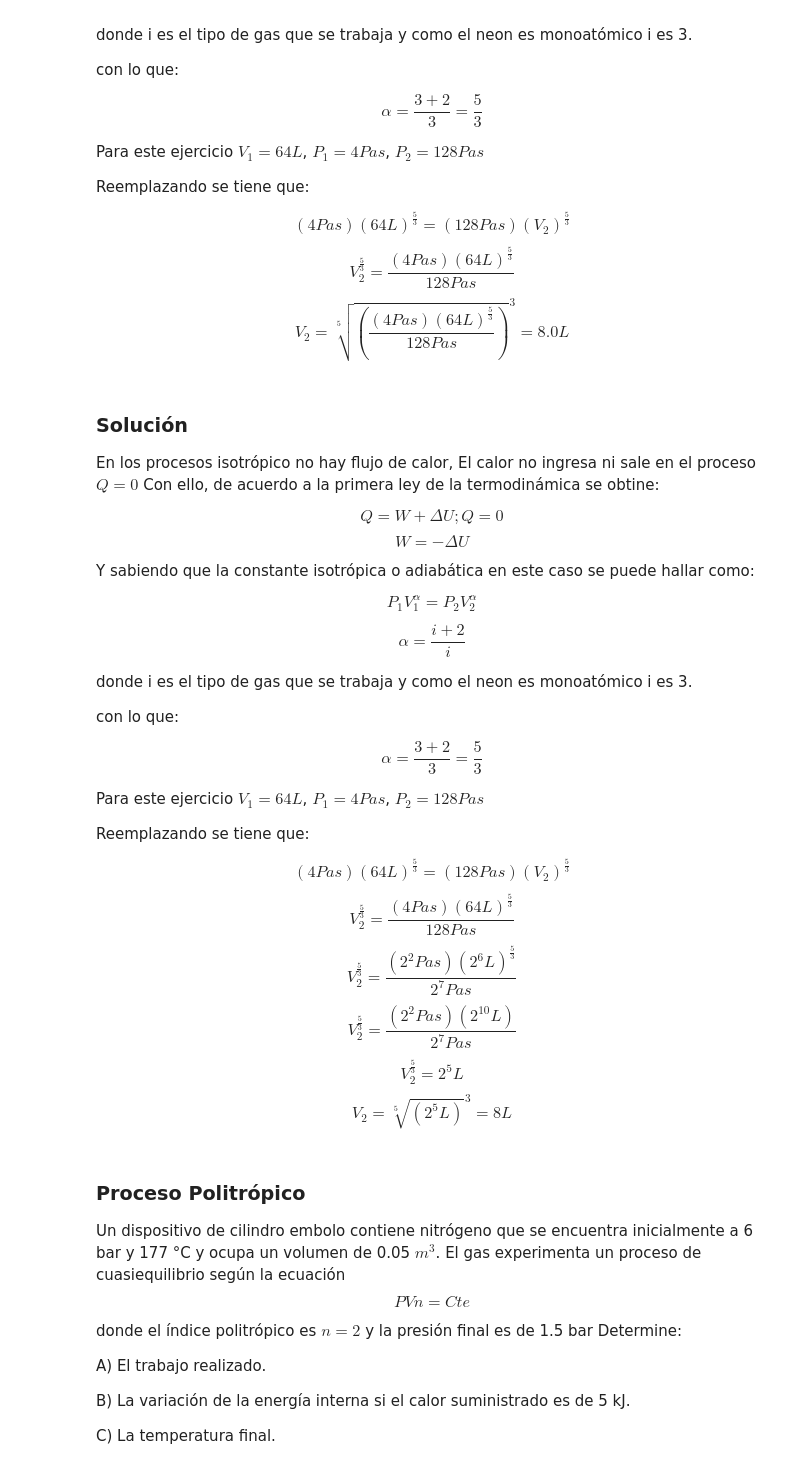
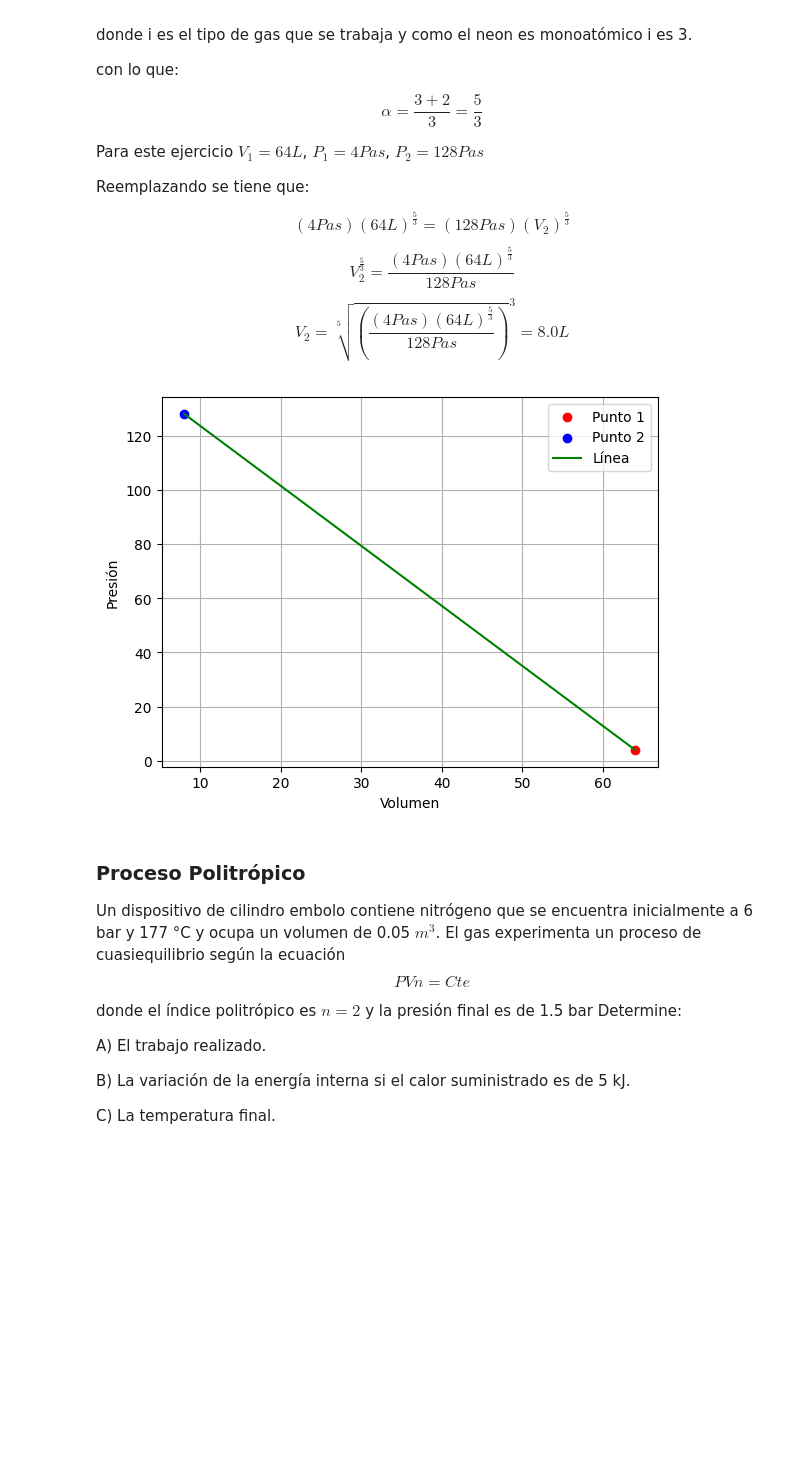
Before and after one commit to JCardenas05/T1, a Jupyter notebook: Parcial Termodinámica Nicolás Botero Díaz.ipynb, the cells around one changed output. Saved outputs shown, nothing was run; the diff lists cells and outputs as text; code cells hidden in the pictures; blank space fills up the shorter version.

```diff
--- a/Parcial Termodinámica Nicolás Botero Díaz.ipynb
+++ b/Parcial Termodinámica Nicolás Botero Díaz.ipynb
@@ -358,36 +313,34 @@ Reemplazando se tiene que:
 $$(4Pas)(64L)^{\frac{5}{3}}=(128Pas)(V_2)^{\frac{5}{3}}$$
 $$V_2^{\frac{5}{3}}=\frac{(4Pas)(64L)^{\frac{5}{3}}}{128Pas}$$
 $$V_2 = \sqrt[5]{(\frac{(4Pas)(64L)^{\frac{5}{3}}}{128Pas})}^3 = 8.0L$$
-# %% [markdown]
-### Solución
-En los procesos isotrópico no hay flujo de calor, El calor no ingresa ni sale en el proceso $Q = 0$
-Con ello, de acuerdo a la primera ley de la termodinámica se obtine:
-
-$$Q = W + \Delta U ; Q = 0$$
-$$W = -\Delta U$$
-
-Y sabiendo que la constante isotrópica o adiabática en este caso se puede hallar como:
-
-$$P_1V_1^\alpha =P_2V_2^\alpha$$
-
-$$\alpha = \frac{i+2}{i}$$
-
-donde i es el tipo de gas que se trabaja y como el neon es monoatómico i es 3.
-
-con lo que:
-
-$$\alpha = \frac{3 + 2}{3} = \frac{5}{3}$$
-
-Para este ejercicio $V_1 = 64 L$, $P_1 = 4 Pas$, $P_2= 128Pas$
-
-Reemplazando se tiene que:
-
-$$(4Pas)(64L)^{\frac{5}{3}}=(128Pas)(V_2)^{\frac{5}{3}}$$
-$$V_2^{\frac{5}{3}}=\frac{(4Pas)(64L)^{\frac{5}{3}}}{128Pas}$$
-$$V_2^{\frac{5}{3}}=\frac{(2^2Pas)(2^6L)^{\frac{5}{3}}}{2^7Pas}$$
-$$V_2^{\frac{5}{3}}=\frac{(2^2Pas)(2^{10}L)}{2^7Pas}$$
-$$V_2^{\frac{5}{3}}=2^5 L $$
-$$V_2 = \sqrt[5]{(2^5 L)}^3 = 8L$$
+# %%
+import matplotlib.pyplot as plt
+
+# Graficar los puntos de referencia
+plt.scatter(vol1, pres1, label='Punto 1', color='red')
+plt.scatter(f0, pres2, label='Punto 2', color='blue')
+
+# Calcular la pendiente e intercepto de la línea que pasa por los puntos de referencia
+m = (pres2 - pres1) / (f0 - vol1)
+b = pres1 - m * vol1
+
+# Calcular los valores de presión para una serie de valores de volumen en la línea
+volumen_linea = [vol1, f0]  # Usar los valores de volumen de los puntos de referencia
+presion_linea = [m * v + b for v in volumen_linea]
+
+# Graficar la línea que pasa por los puntos de referencia
+plt.plot(volumen_linea, presion_linea, label='Línea', color='green')
+
+# Etiquetas de los ejes y leyenda
+plt.xlabel('Volumen')
+plt.ylabel('Presión')
+plt.legend()
+
+# Mostrar el gráfico
+plt.grid(True)
+plt.show()
+# %% [output]
+[figure, added]
 # %% [markdown]
 ### Proceso Politrópico
 Un dispositivo de cilindro embolo contiene nitrógeno que se encuentra inicialmente a 6 bar y 177 °C y ocupa un volumen  de 0.05 $m^3$. El gas experimenta un proceso de cuasiequilibrio según la ecuación
```
Also changed, not shown: parts of 4 cells of this notebook.
